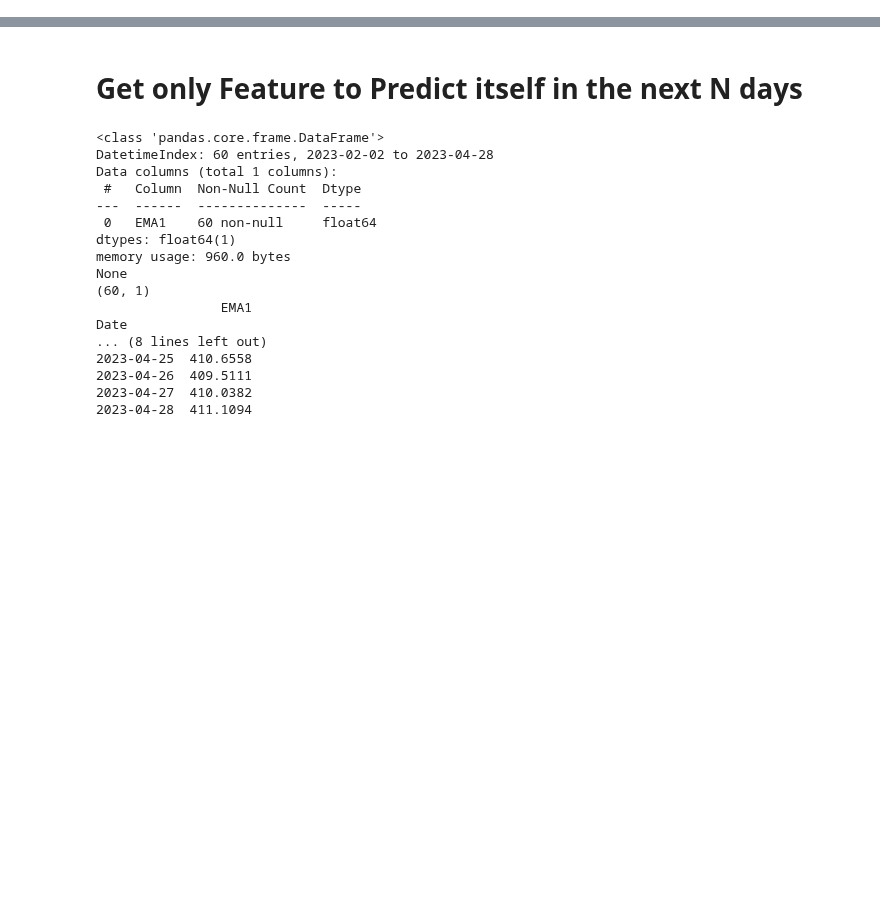
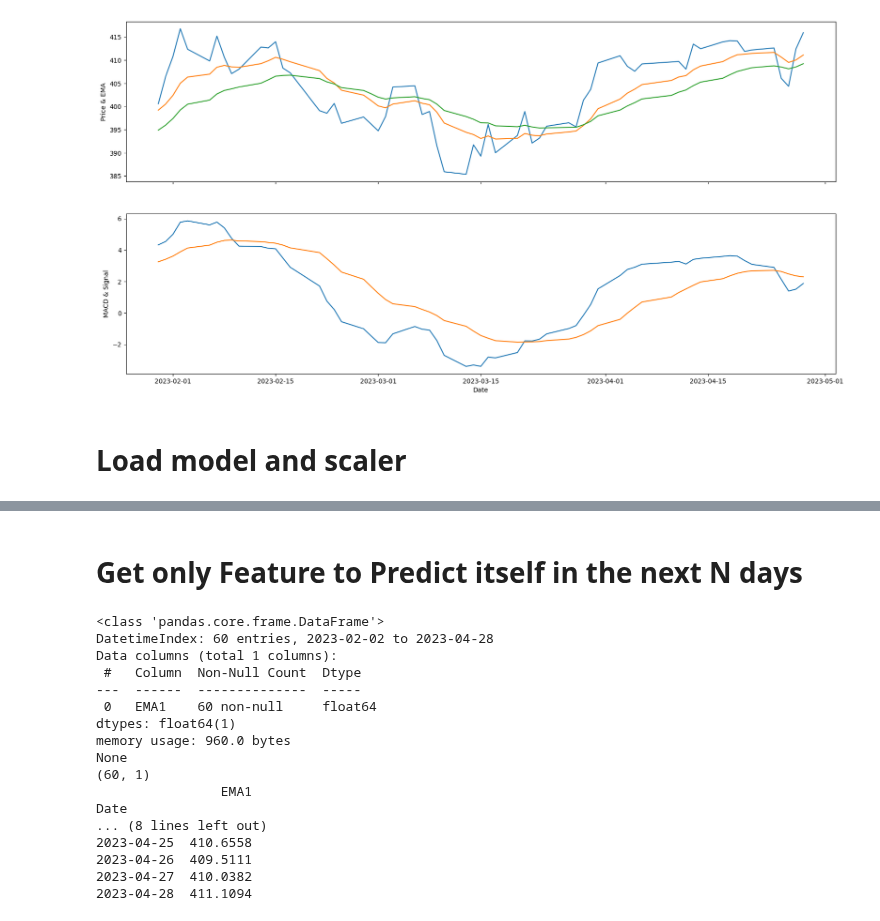
Before and after one commit to technqvi/TimeSeriesML-FinMarket, a Jupyter notebook: forecast-asset/forecast_asset_movement.ipynb, the cells around one changed output, grey strips where cells are left out. Drawn from its saved outputs; the diff is of its cells as text; code cells hidden in the pictures; blank space fills up the shorter version.

```diff
--- a/forecast-asset/forecast_asset_movement.ipynb
+++ b/forecast-asset/forecast_asset_movement.ipynb
@@ -140,0 +65,16 @@ memory usage: 3.8 KB
+# %%
+sql=f"""
+SELECT  *  FROM `{table_data_id}`
+Where  {date_col} between  DATE_SUB(DATE '{today}', INTERVAL {nLastData} DAY)
+and '{today}' and Symbol='{AssetName}' order by {date_col}
+"""
+print(sql)
+query_result=client.query(sql)
+df=query_result.to_dataframe()
+
+df[date_col]=pd.to_datetime(df[date_col],format='%Y-%m-%d')
+df.set_index(date_col,inplace=True)
+
+print(df.info())
+
+df.tail()
@@ -141,13 +107,17 @@ memory usage: 3.8 KB
 # %%
-# plt.subplots(2, 1, figsize = (20, 10),sharex=True)
+plt.subplots(2, 1, figsize = (20, 10),sharex=True)
 
-# ax1 = plt.subplot(2, 1, 1)
-# plt.plot(df[['close','EMA1','EMA2']])
-# plt.ylabel('Price & EMA')
+ax1 = plt.subplot(2, 1, 1)
+plt.plot(df[['Close','EMA1','EMA2']])
+plt.ylabel('Price & EMA')
 
-# ax2 = plt.subplot(2, 1, 2)
-# plt.plot(df[['MACD','SIGNAL']])
-# plt.xlabel('Date')
-# plt.ylabel('MACD & Signal')
+ax2 = plt.subplot(2, 1, 2)
+plt.plot(df[['MACD','SIGNAL']])
+plt.xlabel('Date')
+plt.ylabel('MACD & Signal')
 
-# plt.show()
+plt.show()
+# %% [output]
+[figure, added]
+# %% [markdown]
+# Load model and scaler
```
Also changed, not shown: parts of 19 cells of this notebook, 13 other files.
